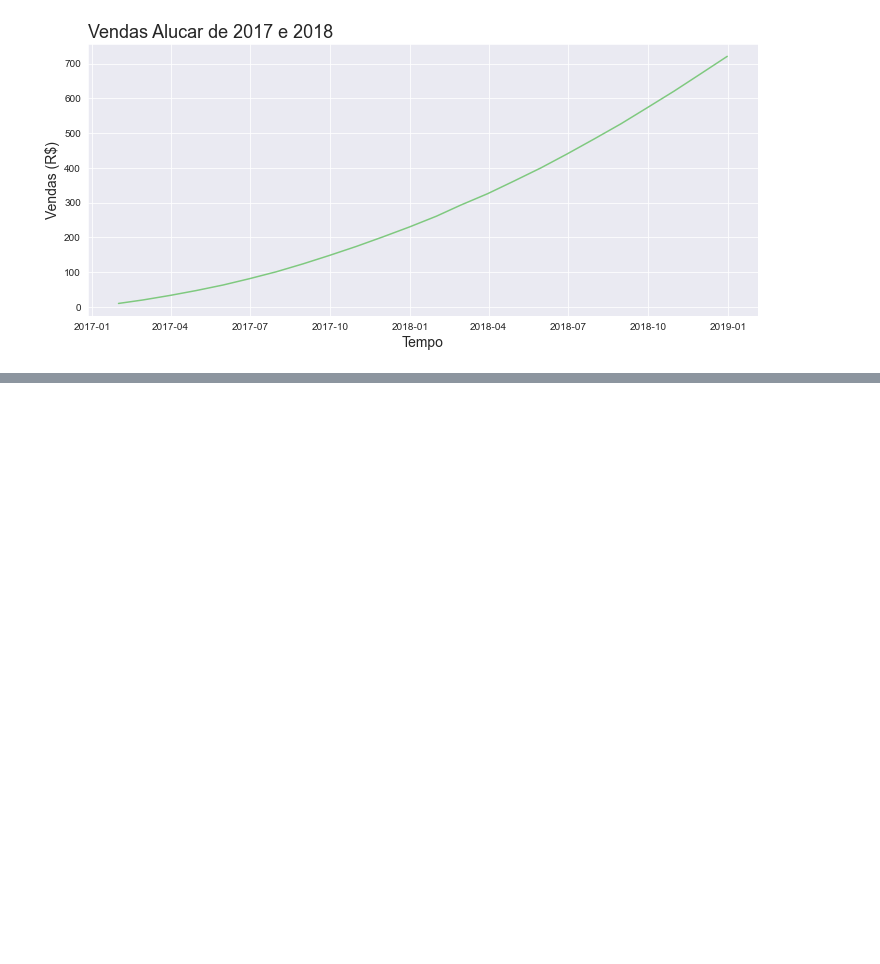
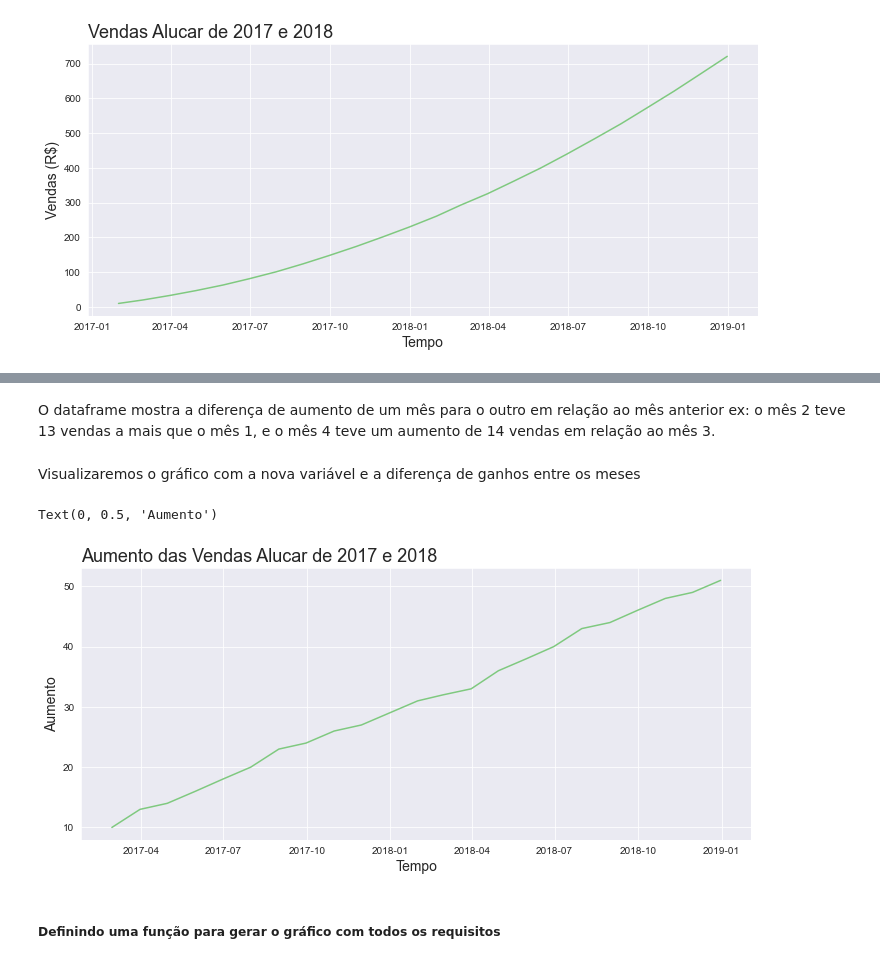
Before and after one commit to DorivanKadatzBorba/JupyterDS_Estudos, a Jupyter notebook: Python Para Data Science/Introdução a Análise Temporal/Time Series.ipynb, the cells around one changed output, grey strips where cells are left out. Drawn from its saved outputs; the diff is of its cells as text; code cells hidden in the pictures; blank space fills up the shorter version.

```diff
--- a/Python Para Data Science/Introdução a Análise Temporal/Time Series.ipynb
+++ b/Python Para Data Science/Introdução a Análise Temporal/Time Series.ipynb
@@ -87,0 +97,4 @@ Text(0, 0.5, 'Vendas (R$)')
+# %%
+# O comando faz com que o total de vendas do mes 2 seja subtraído pelo mes 1, o 3 subtrai o 2 e adiante.
+# O resultado é adicionado em uma nova váriavel na tabela.
+dados['aumento'] = dados['vendas'].diff()
@@ -87,0 +110,29 @@ Text(0, 0.5, 'Vendas (R$)')
+# %% [markdown]
+O dataframe mostra a diferença de aumento de um mês para o outro em relação ao mês anterior
+ex: o mês 2 teve 13 vendas a mais que o mês 1, e o mês 4 teve um aumento de 14 vendas em relação ao mês 3.
+# %% [markdown]
+Visualizaremos o gráfico com a nova variável e a diferença de ganhos entre os meses
+# %%
+ax = sns.lineplot(x = 'mes', y = 'aumento', data = dados)
+# Altera o tamanho de exibição do gráfico
+ax.figure.set_size_inches(12,5)
+
+# Setando cores diferente
+sns.set_palette('Accent')
+
+# Adiciona um grid de linhas no gráfico
+sns.set_style('darkgrid')
+
+# Altera o título do gráfico
+ax.set_title('Aumento das Vendas Alucar de 2017 e 2018', loc = 'left', fontsize = 18)
+
+# Altera os atributos de título do eixo X
+ax.set_xlabel('Tempo', fontsize = 14)
+
+# Altera os atributos de título do eixo Y
+ax.set_ylabel('Aumento', fontsize = 14)
+# %% [output]
+Text(0, 0.5, 'Aumento')
+[figure, added]
+# %% [markdown]
+##### Definindo uma função para gerar o gráfico com todos os requisitos
```
Also changed, not shown: parts of 30 cells of this notebook.
